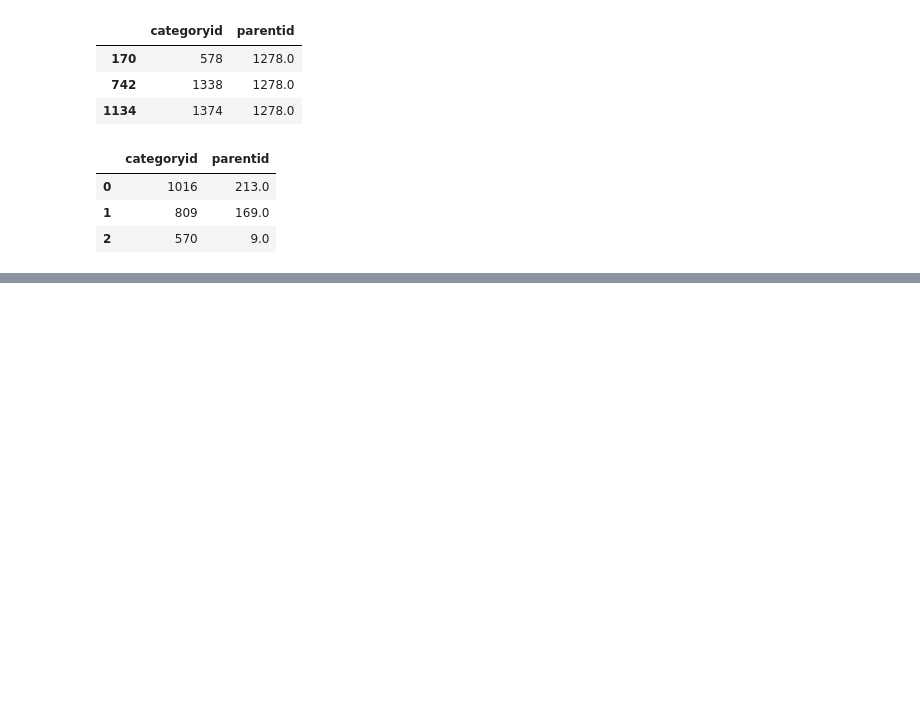
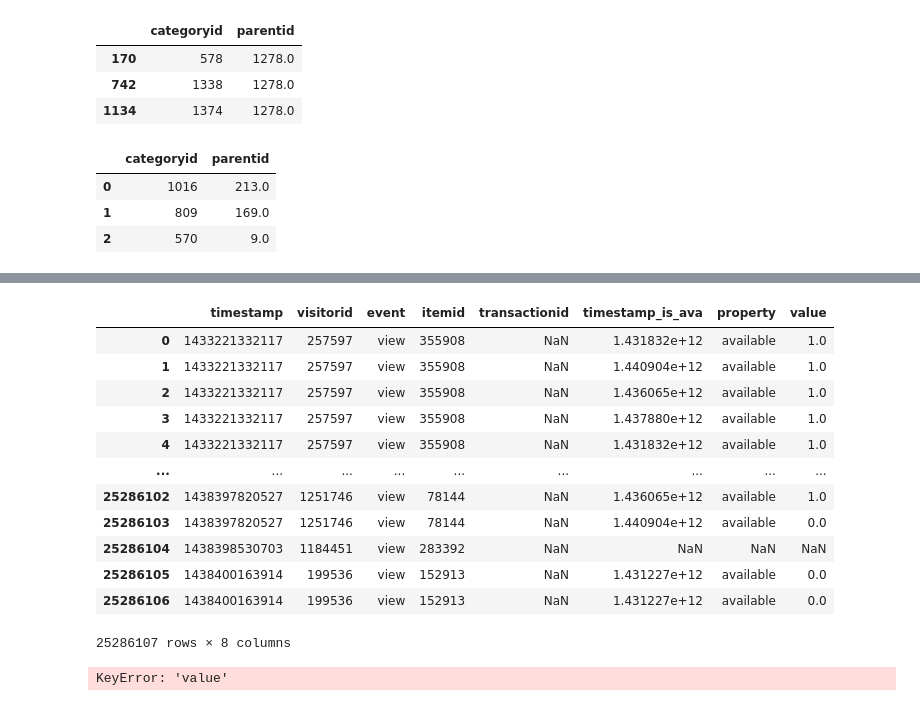
Before and after one commit to AndreyProkofiev/mle-pr-final, a Jupyter notebook: notebooks/eda.ipynb, the cells around one changed output, grey strips where cells are left out. Drawn from its saved outputs; the diff is of its cells as text; code cells hidden in the pictures; blank space fills up the shorter version.

```diff
--- a/notebooks/eda.ipynb
+++ b/notebooks/eda.ipynb
@@ -334,3 +403,31 @@ gc.collect()
+# %%
+events_av = events.merge(
+    is_available,
+    how='left',
+    left_on='itemid',
+    right_on='itemid',
+    suffixes=('', '_is_ava')
+)
+# %%
+events_av.rename(columns={'value': 'is_available'}, inplace=True).drop()
+# %% [output]
+|  | timestamp | visitorid | event | itemid | transactionid | timestamp_is_ava | property | value |
+| 0 | 1433221332117 | 257597 | view | 355908 | NaN | 1.431832e+12 | available | 1.0 |
+| 1 | 1433221332117 | 257597 | view | 355908 | NaN | 1.440904e+12 | available | 1.0 |
+| 2 | 1433221332117 | 257597 | view | 355908 | NaN | 1.436065e+12 | available | 1.0 |
+| 3 | 1433221332117 | 257597 | view | 355908 | NaN | 1.437880e+12 | available | 1.0 |
+| 4 | 1433221332117 | 257597 | view | 355908 | NaN | 1.431832e+12 | available | 1.0 |
+| ... | ... | ... | ... | ... | ... | ... | ... | ... |
+| 25286102 | 1438397820527 | 1251746 | view | 78144 | NaN | 1.436065e+12 | available | 1.0 |
+| 25286103 | 1438397820527 | 1251746 | view | 78144 | NaN | 1.440904e+12 | available | 0.0 |
+| 25286104 | 1438398530703 | 1184451 | view | 283392 | NaN | NaN | NaN | NaN |
+| 25286105 | 1438400163914 | 199536 | view | 152913 | NaN | 1.431227e+12 | available | 0.0 |
+| 25286106 | 1438400163914 | 199536 | view | 152913 | NaN | 1.431227e+12 | available | 0.0 |
+25286107 rows × 8 columns
+# %%
+events['value'] = events['value'].fillna(2).astype(int)
+# %% [output]
+KeyError: 'value'
 # %%
 # Первый join: events (t1) с is_available (t2)
 merged = events.merge(
```
Also changed, not shown: parts of 7 cells of this notebook.
